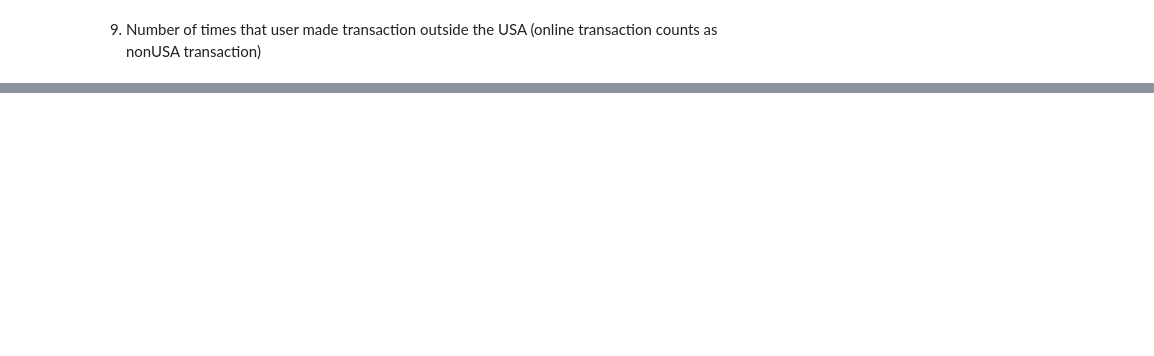
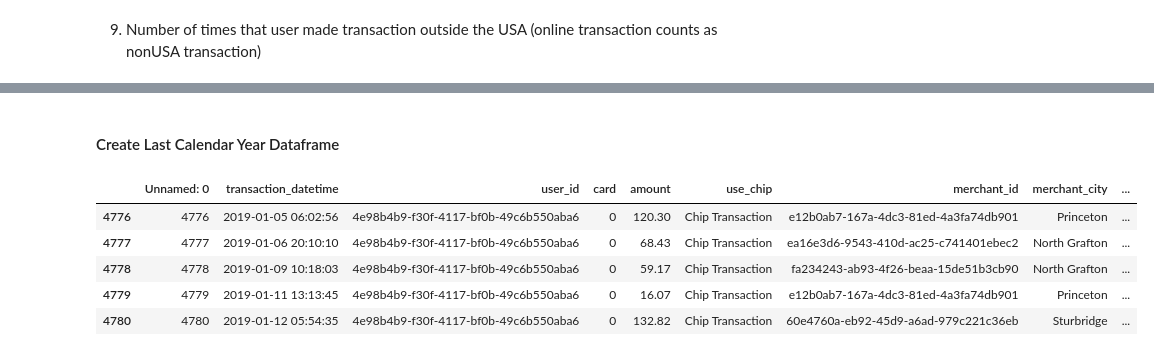
Before and after one commit to Qandle/Data_Cleansing, a Jupyter notebook: Lab 4_ Data cleansing and preparation.ipynb, the cells around one changed output, grey strips where cells are left out. Saved outputs shown, nothing was run; the diff lists cells and outputs as text; code cells hidden in the pictures; blank space fills up the shorter version.

```diff
--- a/Lab 4_ Data cleansing and preparation.ipynb
+++ b/Lab 4_ Data cleansing and preparation.ipynb
@@ -367,0 +739,22 @@ user_prof = pd.merge(user_prof,tempnonUSA, on = "user_id",how = "left")
+# %% [markdown]
+#### Create Last Calendar Year Dataframe
+# %%
+# let's find last year data (In 2019)
+
+# copy transaction data to tst_lcy
+tst_lcy = cd_tst.copy()
+
+# extract year from transaction_datetime and pick rows if their year are 2019
+tst_lcy['transaction_datetime'] = pd.to_datetime(tst_lcy['transaction_datetime'])
+tst_lcy['Year'] = tst_lcy['transaction_datetime'].dt.year
+tst_lcy = tst_lcy.loc[tst_lcy['Year'] == ref_date.year - 1]
+
+# result
+tst_lcy.head(5)
+# %% [output]
+|  | Unnamed: 0 | transaction_datetime | user_id | card | amount | use_chip | merchant_id | merchant_city | ... |
+| 4776 | 4776 | 2019-01-05 06:02:56 | 4e98b4b9-f30f-4117-bf0b-49c6b550aba6 | 0 | 120.30 | Chip Transaction | e12b0ab7-167a-4dc3-81ed-4a3fa74db901 | Princeton | ... |
+| 4777 | 4777 | 2019-01-06 20:10:10 | 4e98b4b9-f30f-4117-bf0b-49c6b550aba6 | 0 | 68.43 | Chip Transaction | ea16e3d6-9543-410d-ac25-c741401ebec2 | North Grafton | ... |
+| 4778 | 4778 | 2019-01-09 10:18:03 | 4e98b4b9-f30f-4117-bf0b-49c6b550aba6 | 0 | 59.17 | Chip Transaction | fa234243-ab93-4f26-beaa-15de51b3cb90 | North Grafton | ... |
+| 4779 | 4779 | 2019-01-11 13:13:45 | 4e98b4b9-f30f-4117-bf0b-49c6b550aba6 | 0 | 16.07 | Chip Transaction | e12b0ab7-167a-4dc3-81ed-4a3fa74db901 | Princeton | ... |
+| 4780 | 4780 | 2019-01-12 05:54:35 | 4e98b4b9-f30f-4117-bf0b-49c6b550aba6 | 0 | 132.82 | Chip Transaction | 60e4760a-eb92-45d9-a6ad-979c221c36eb | Sturbridge | ... |
```
Also changed, not shown: parts of 107 cells of this notebook.
